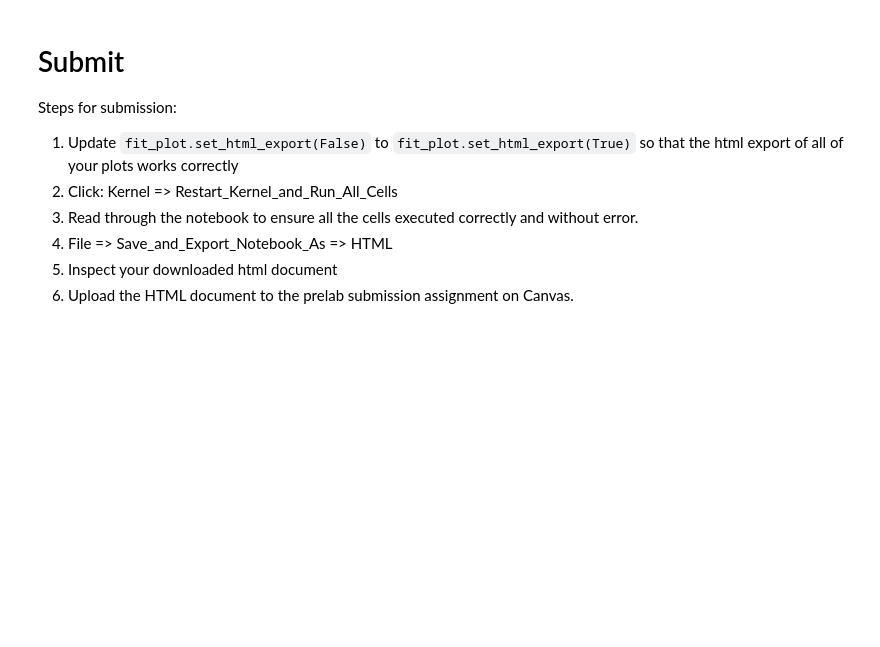
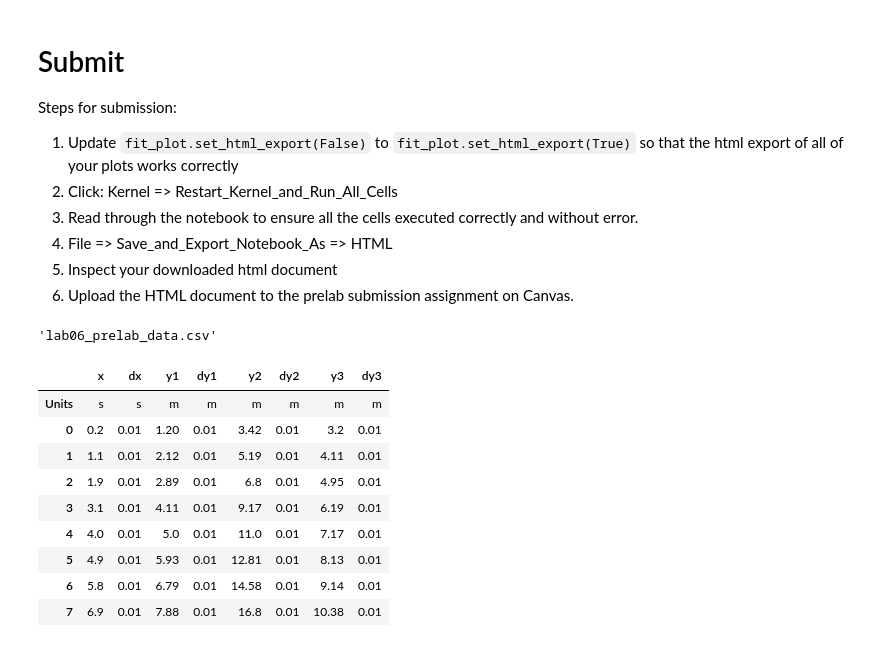
Before and after one commit to phys119/phys119, a Jupyter notebook: Lab06/Prelab06.ipynb, the cells around one changed output. Drawn from its saved outputs; the diff is of its cells as text; code cells hidden in the pictures; blank space fills up the shorter version.

```diff
--- a/Lab06/Prelab06.ipynb
+++ b/Lab06/Prelab06.ipynb
@@ -405,4 +394,16 @@ Steps for submission:
 5. Inspect your downloaded html document
 6. Upload the HTML document to the prelab submission assignment on Canvas.
 # %%
-display_sheets()
+data_entry2.display_sheets()
+# %% [output]
+'lab06_prelab_data.csv'
+|  | x | dx | y1 | dy1 | y2 | dy2 | y3 | dy3 |
+| Units | s | s | m | m | m | m | m | m |
+| 0 | 0.2 | 0.01 | 1.20 | 0.01 | 3.42 | 0.01 | 3.2 | 0.01 |
+| 1 | 1.1 | 0.01 | 2.12 | 0.01 | 5.19 | 0.01 | 4.11 | 0.01 |
+| 2 | 1.9 | 0.01 | 2.89 | 0.01 | 6.8 | 0.01 | 4.95 | 0.01 |
+| 3 | 3.1 | 0.01 | 4.11 | 0.01 | 9.17 | 0.01 | 6.19 | 0.01 |
+| 4 | 4.0 | 0.01 | 5.0 | 0.01 | 11.0 | 0.01 | 7.17 | 0.01 |
+| 5 | 4.9 | 0.01 | 5.93 | 0.01 | 12.81 | 0.01 | 8.13 | 0.01 |
+| 6 | 5.8 | 0.01 | 6.79 | 0.01 | 14.58 | 0.01 | 9.14 | 0.01 |
+| 7 | 6.9 | 0.01 | 7.88 | 0.01 | 16.8 | 0.01 | 10.38 | 0.01 |
```
Also changed, not shown: parts of 15 cells of this notebook.
